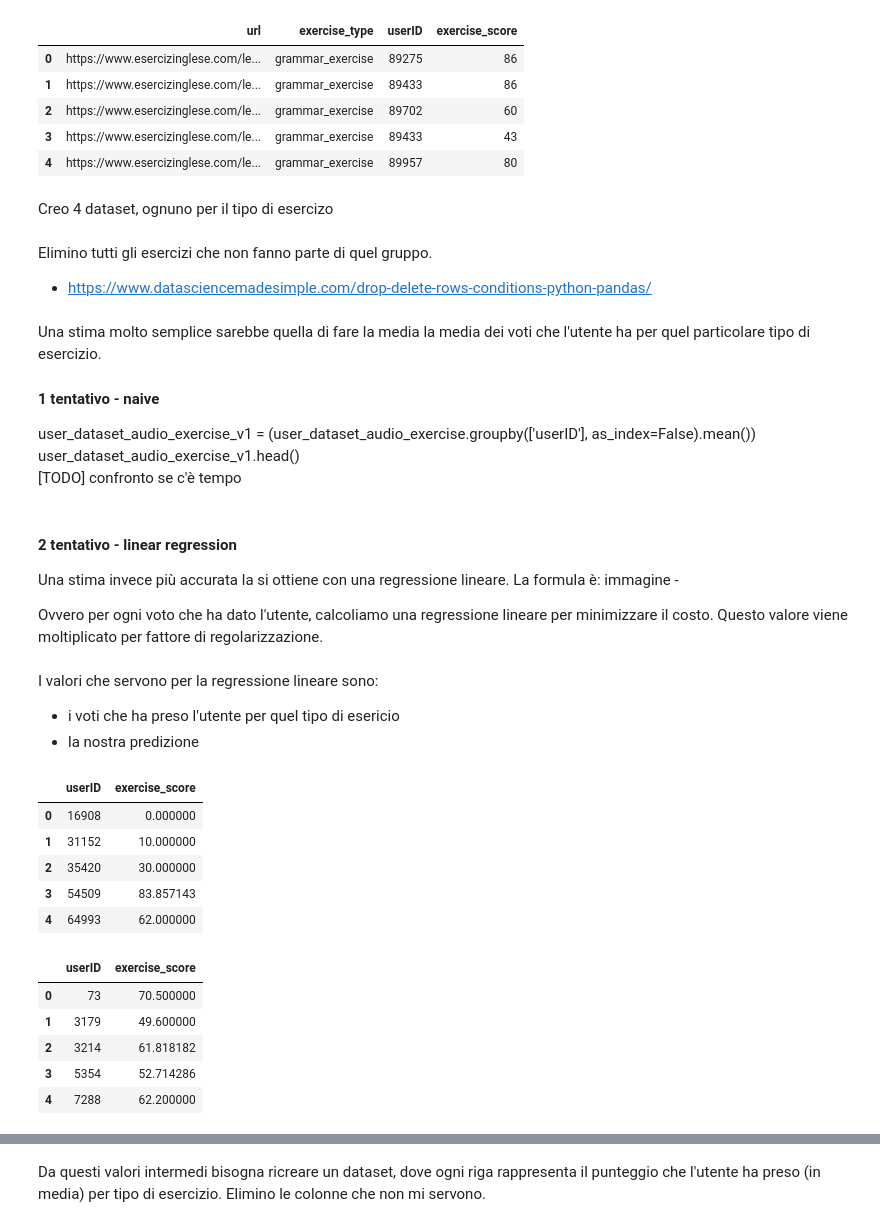
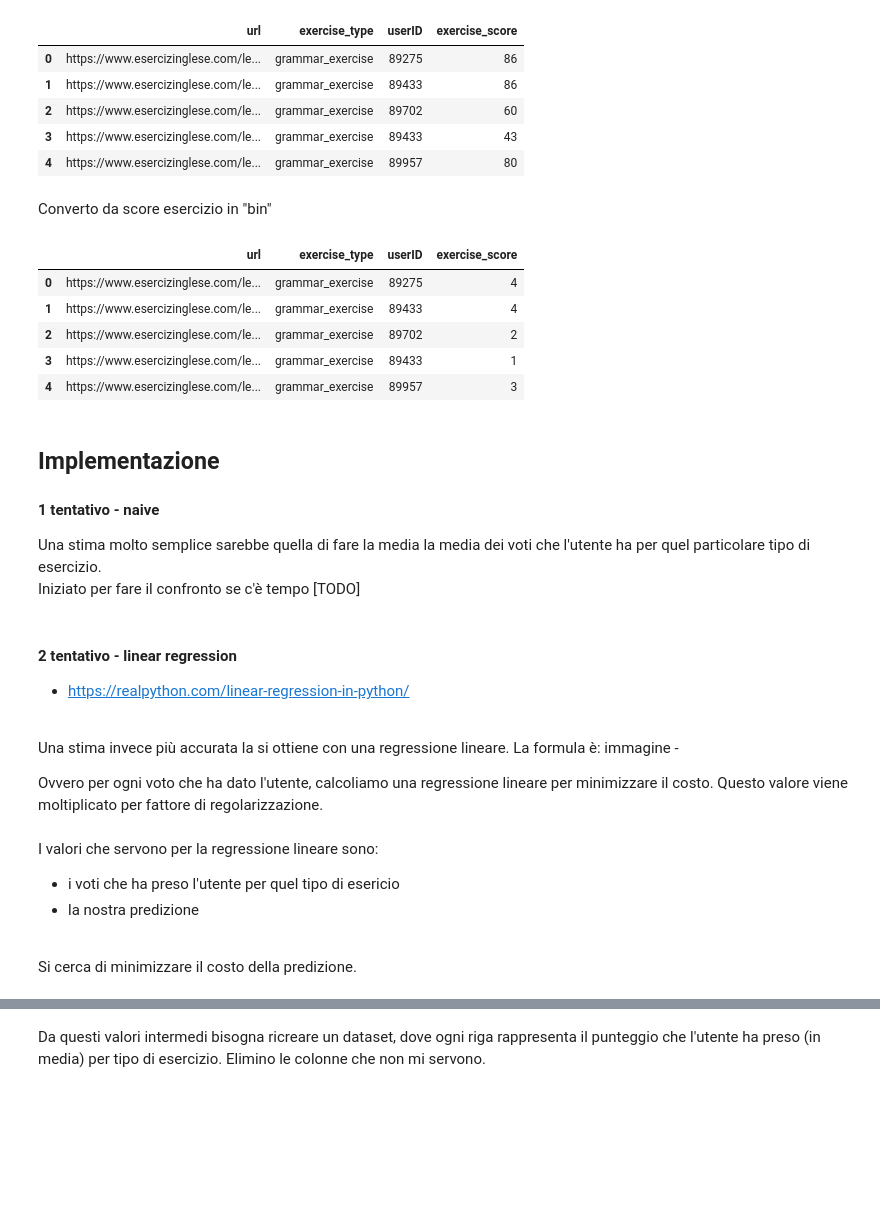
Before and after one commit to francobelloni85/DataMiningUni, a Jupyter notebook: project_exam.ipynb, the cells around one changed output, grey strips where cells are left out. Cells and saved outputs as stored; diff of their text form; code cells hidden in the pictures; blank space fills up the shorter version.

```diff
--- a/project_exam.ipynb
+++ b/project_exam.ipynb
@@ -406,7 +429,12 @@ data_v4.head()
 | 4 | https://www.esercizinglese.com/au... | 86.0 | 1 | 0 | 0 | 0 |
 # %%
 bin_labels_5 = ['insufficiente', 'sufficiente', 'discreto', 'buono', 'ottimo']
-bin_labels_values = [1, 2, 3, 4, 5]
-data_v4['exercise_score'] = pd.qcut(data_v4['exercise_score'],
-                              q=[0, .2, .4, .6, .8, 1],
-                              labels=bin_labels_values)
+
+def set_bin_values_from_exercise_score(my_dataset):
+    bin_labels_values = [1, 2, 3, 4, 5]
+    my_dataset['exercise_score'] = pd.qcut(my_dataset['exercise_score'],
+                                  q=[0, .2, .4, .6, .8, 1],
+                                  labels=bin_labels_values)
+
+
+set_bin_values_from_exercise_score(data_v4)
@@ -500,5 +516,3 @@ user_dataset.head()
 | 2 | https://www.esercizinglese.com/le... | grammar_exercise | 89702 | 60 |
 | 3 | https://www.esercizinglese.com/le... | grammar_exercise | 89433 | 43 |
 | 4 | https://www.esercizinglese.com/le... | grammar_exercise | 89957 | 80 |
-# %% [markdown]
-Creo 4 dataset, ognuno per il tipo di esercizo
@@ -510,3 +518,0 @@ user_dataset_translate_exercise = user_dataset.copy(deep=True)
-# %% [markdown]
-Elimino tutti gli esercizi che non fanno parte di quel gruppo.
-- https://www.datasciencemadesimple.com/drop-delete-rows-conditions-python-pandas/
@@ -515,6 +519,20 @@ user_dataset_audio_exercise = user_dataset_audio_exercise[user_dataset_audio_exe
+# %% [markdown]
+Converto da score esercizio in "bin"
+# %%
+set_bin_values_from_exercise_score(user_dataset)
+user_dataset.head()
+# %% [output]
+|  | url | exercise_type | userID | exercise_score |
+| 0 | https://www.esercizinglese.com/le... | grammar_exercise | 89275 | 4 |
+| 1 | https://www.esercizinglese.com/le... | grammar_exercise | 89433 | 4 |
+| 2 | https://www.esercizinglese.com/le... | grammar_exercise | 89702 | 2 |
+| 3 | https://www.esercizinglese.com/le... | grammar_exercise | 89433 | 1 |
+| 4 | https://www.esercizinglese.com/le... | grammar_exercise | 89957 | 3 |
 # %% [markdown]
+## Implementazione
+
+#### 1 tentativo -  naive
+
 Una stima molto semplice sarebbe quella di fare la media la media dei voti che l'utente ha per quel particolare tipo di esercizio.
-#### 1 tentativo -  naive
-user_dataset_audio_exercise_v1 = (user_dataset_audio_exercise.groupby(['userID'], as_index=False).mean()) <br>
-user_dataset_audio_exercise_v1.head()<br>
-[TODO] confronto se c'è tempo
+<br>
+Iniziato per fare il confronto se c'è tempo [TODO]
@@ -521,5 +561,9 @@ user_dataset_audio_exercise_v1.head()<br>
 # %% [markdown]
 #### 2 tentativo - linear regression
+
+- https://realpython.com/linear-regression-in-python/
+<br>
+
 Una stima invece più accurata la si ottiene con una regressione lineare.
 La formula è:
 immagine -
@@ -529,25 +573,6 @@ Ovvero per ogni voto che ha dato l'utente, calcoliamo una regressione lineare pe
 I valori che servono per la regressione lineare sono:
 - i voti che ha preso l'utente per quel tipo di esericio
 - la nostra predizione
+<br><br>
+
+Si cerca di minimizzare il costo della predizione.
-# %%
-user_dataset_easy_exercise = user_dataset_easy_exercise[user_dataset_easy_exercise.exercise_type == 'easy_exercise']
-user_dataset_easy_exercise_v1 = (user_dataset_easy_exercise.groupby(['userID'], as_index=False).mean())
-user_dataset_easy_exercise_v1.head()
-# %% [output]
-|  | userID | exercise_score |
-| 0 | 16908 | 0.000000 |
-| 1 | 31152 | 10.000000 |
-| 2 | 35420 | 30.000000 |
-| 3 | 54509 | 83.857143 |
-| 4 | 64993 | 62.000000 |
-# %%
-user_dataset_grammar_exercise = user_dataset_grammar_exercise[user_dataset_grammar_exercise.exercise_type == 'grammar_exercise']
-user_dataset_grammar_exercise_v1 = (user_dataset_grammar_exercise.groupby(['userID'], as_index=False).mean())
-user_dataset_grammar_exercise_v1.head()
-# %% [output]
-|  | userID | exercise_score |
-| 0 | 73 | 70.500000 |
-| 1 | 3179 | 49.600000 |
-| 2 | 3214 | 61.818182 |
-| 3 | 5354 | 52.714286 |
-| 4 | 7288 | 62.200000 |
```
Also changed, not shown: parts of 15 cells of this notebook.
